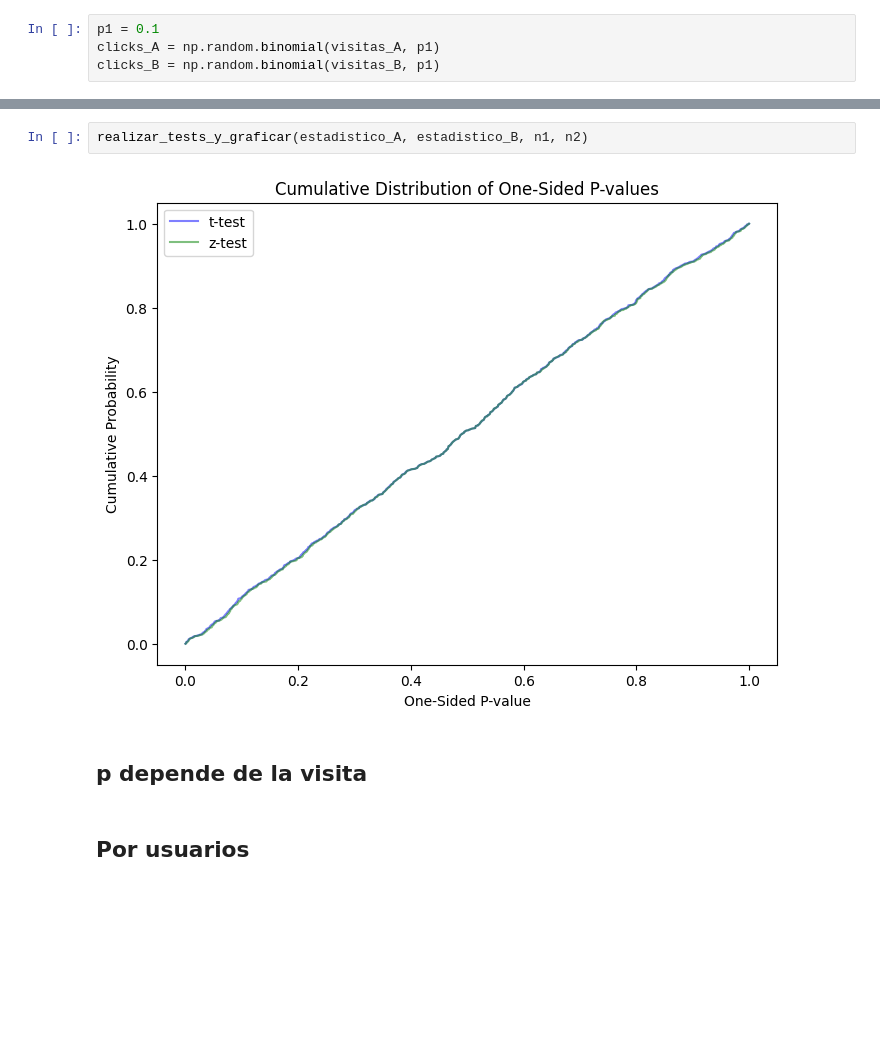
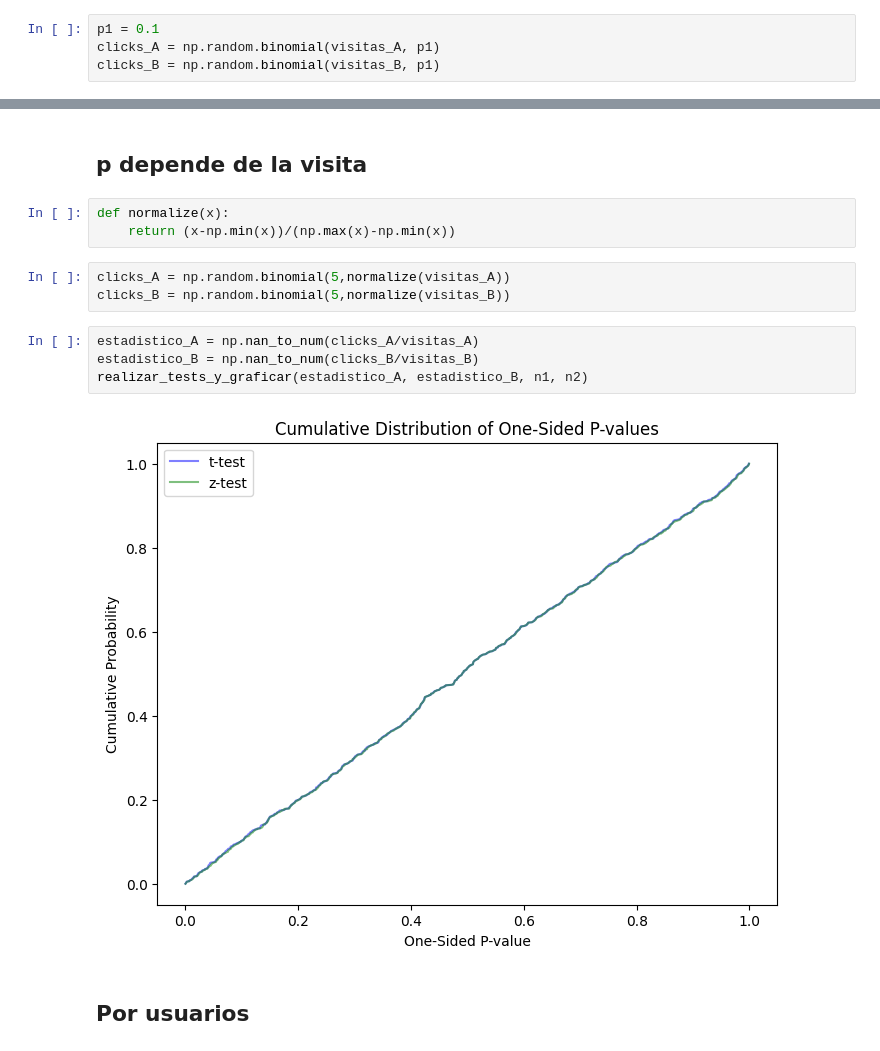
Before and after one commit to LaraSchv/tareas, a Jupyter notebook: delta.ipynb, the cells around one changed output, grey strips where cells are left out. Drawn from its saved outputs; the diff is of its cells as text; blank space fills up the shorter version.

```diff
--- a/delta.ipynb
+++ b/delta.ipynb
@@ -67,9 +70,17 @@ estadistico_B = np.nan_to_num(clicks_B/visitas_B)
-# %%
-realizar_tests_y_graficar(estadistico_A, estadistico_B, n1, n2)
-# %% [output]
-[figure, removed]
 # %% [markdown]
 ## p depende de la visita
+# %%
+def normalize(x):
+    return (x-np.min(x))/(np.max(x)-np.min(x))
+# %%
+clicks_A = np.random.binomial(5,normalize(visitas_A))
+clicks_B = np.random.binomial(5,normalize(visitas_B))
+# %%
+estadistico_A = np.nan_to_num(clicks_A/visitas_A)
+estadistico_B = np.nan_to_num(clicks_B/visitas_B)
+realizar_tests_y_graficar(estadistico_A, estadistico_B, n1, n2)
+# %% [output]
+[figure, added]
 # %% [markdown]
 ## Por usuarios
 # %% [markdown]
```
Also changed, not shown: parts of 3 cells of this notebook.
